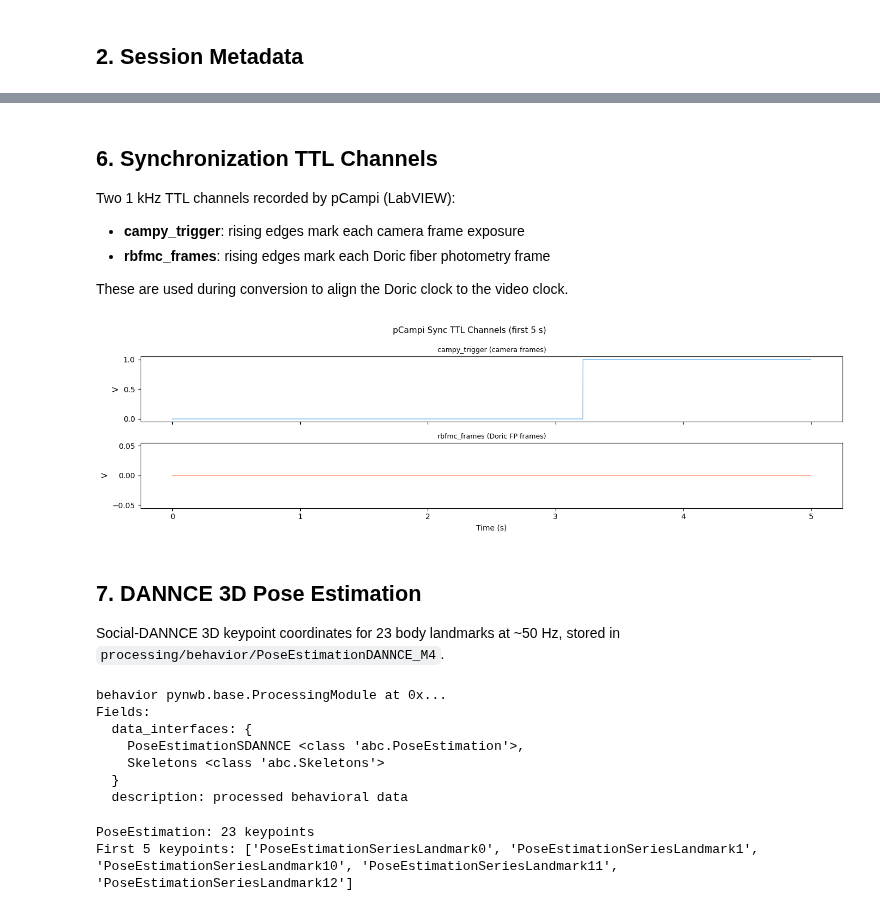
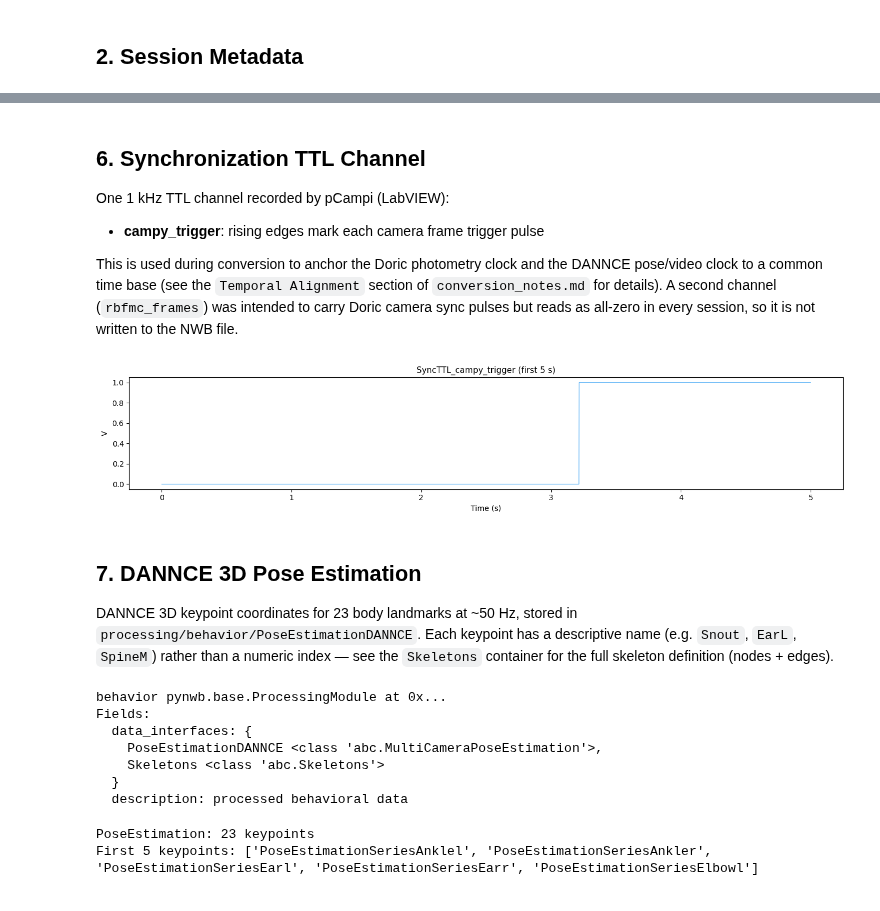
Before and after one commit to catalystneuro/uchida-lab-to-nwb, a Jupyter notebook: notebooks/phillips_2025_demo.ipynb, the cells around one changed output, grey strips where cells are left out. Drawn from its saved outputs; the diff is of its cells as text; code cells hidden in the pictures.

```diff
--- a/notebooks/phillips_2025_demo.ipynb
+++ b/notebooks/phillips_2025_demo.ipynb
@@ -29,3 +39,9 @@ import numpy as np
 import matplotlib.pyplot as plt
 import matplotlib.gridspec as gridspec
 from pynwb import NWBHDF5IO
+from pathlib import Path
+
+dandiset_id = "001935"
+session_asset_path = (
+    "sub-M4/sub-M4_ses-day-1-lone_image.nwb"  # update to the session you want
+)
@@ -32,8 +92,9 @@ from pynwb import NWBHDF5IO
 # %%
 # Update this path to point to your converted NWB file
-NWB_FILE_PATH = "H://uchida-nwbfiles/nwb_stub/sub-M4_ses-240624_135840_M4.nwb"
+local_dir = Path("H:/")
+nwb_file_path = local_dir / dandiset_id / session_asset_path
 
-io = NWBHDF5IO(NWB_FILE_PATH, "r", load_namespaces=True)
+io = NWBHDF5IO(nwb_file_path, "r", load_namespaces=True)
 nwbfile = io.read()
-print("Loaded:", NWB_FILE_PATH)
+print("Loaded:", nwb_file_path)
 # %% [output]
@@ -100,0 +158,6 @@ Raw photometry series: ['FiberPhotometry_EXC1_ROI01', 'FiberPhotometry_EXC1_ROI0
+# %%
+raw_keys = ["FiberPhotometryRawControlSignal", "FiberPhotometryRawDopamineSignal"]
+for key in raw_keys:
+    series = nwbfile.acquisition[key]
+    print(f"{key}: data shape {series.data.shape}, unit={series.unit}")
+    print(f"  {series.description}")
@@ -175,48 +234,37 @@ plt.show()
-# %% [markdown]
-## 6. Synchronization TTL Channels
-
-Two 1 kHz TTL channels recorded by pCampi (LabVIEW):
-- **campy_trigger**: rising edges mark each camera frame exposure
-- **rbfmc_frames**: rising edges mark each Doric fiber photometry frame
-
-These are used during conversion to align the Doric clock to the video clock.
+# %% [markdown]
+## 6. Synchronization TTL Channel
+
+One 1 kHz TTL channel recorded by pCampi (LabVIEW):
+- **campy_trigger**: rising edges mark each camera frame trigger pulse
+
+This is used during conversion to anchor the Doric photometry clock and the DANNCE
+pose/video clock to a common time base (see the `Temporal Alignment` section of
+`conversion_notes.md` for details). A second channel (`rbfmc_frames`) was intended to carry
+Doric camera sync pulses but reads as all-zero in every session, so it is not written to
+the NWB file.
 # %%
 campy = nwbfile.acquisition["SyncTTL_campy_trigger"]
-rbfmc = nwbfile.acquisition["SyncTTL_rbfmc_frames"]
 
-# These series use rate + starting_time (no timestamps array)
-def _timevec(series):
-    if series.timestamps is not None:
-        return series.timestamps[:]
-    n = series.data.shape[0]
-    return series.starting_time + np.arange(n) / series.rate
-
+# This series uses rate + starting_time (no timestamps array)
 campy_t = _timevec(campy)
 mask = campy_t < campy_t[0] + 5.0
 
-fig, axes = plt.subplots(2, 1, figsize=(14, 4), sharex=True)
-
-for ax, series, label, color in [
-    (axes[0], campy, "campy_trigger (camera frames)", "#2196F3"),
-    (axes[1], rbfmc, "rbfmc_frames (Doric FP frames)", "#FF5722"),
-]:
-    t = _timevec(series)[mask]
-    d = series.data[:][mask]
-    ax.plot(t, d, color=color, lw=0.6)
-    ax.set_ylabel("V")
-    ax.set_title(label, fontsize=9)
-
-axes[1].set_xlabel("Time (s)")
-fig.suptitle("pCampi Sync TTL Channels (first 5 s)", fontsize=11)
+fig, ax = plt.subplots(figsize=(14, 3))
+ax.plot(campy_t[mask], campy.data[:][mask], color="#2196F3", lw=0.6)
+ax.set_ylabel("V")
+ax.set_xlabel("Time (s)")
+ax.set_title("SyncTTL_campy_trigger (first 5 s)", fontsize=11)
 fig.tight_layout()
 plt.show()
 # %% [output]
-[figure, old version]
+[figure, new version]
 # %% [markdown]
 ## 7. DANNCE 3D Pose Estimation
 
-Social-DANNCE 3D keypoint coordinates for 23 body landmarks at ~50 Hz,
-stored in `processing/behavior/PoseEstimationDANNCE_M4`.
+DANNCE 3D keypoint coordinates for 23 body landmarks at ~50 Hz, stored in
+`processing/behavior/PoseEstimationDANNCE`. Each keypoint has a descriptive name (e.g.
+`Snout`, `EarL`, `SpineM`) rather than a numeric index — see the `Skeletons` container for
+the full skeleton definition (nodes + edges).
 # %%
 behavior = nwbfile.processing["behavior"]
 behavior
@@ -224,18 +272,18 @@ behavior
 behavior pynwb.base.ProcessingModule at 0x...
 Fields:
   data_interfaces: {
-    PoseEstimationSDANNCE <class 'abc.PoseEstimation'>,
+    PoseEstimationDANNCE <class 'abc.MultiCameraPoseEstimation'>,
     Skeletons <class 'abc.Skeletons'>
   }
   description: processed behavioral data
 # %%
-pose = behavior["PoseEstimationSDANNCE"]
+pose = behavior["PoseEstimationDANNCE"]
 series_names = list(pose.pose_estimation_series.keys())
 print(f"PoseEstimation: {len(series_names)} keypoints")
 print("First 5 keypoints:", series_names[:5])
 # %% [output]
 PoseEstimation: 23 keypoints
-First 5 keypoints: ['PoseEstimationSeriesLandmark0', 'PoseEstimationSeriesLandmark1', 'PoseEstimationSeriesLandmark10', 'PoseEstimationSeriesLandmark11', 'PoseEstimationSeriesLandmark12']
+First 5 keypoints: ['PoseEstimationSeriesAnklel', 'PoseEstimationSeriesAnkler', 'PoseEstimationSeriesEarl', 'PoseEstimationSeriesEarr', 'PoseEstimationSeriesElbowl']
 # %%
 # Plot x/y/z trajectories for the first 4 keypoints
 n_show = min(4, len(series_names))
```
Also changed, not shown: parts of 22 cells of this notebook, 2 other files.
